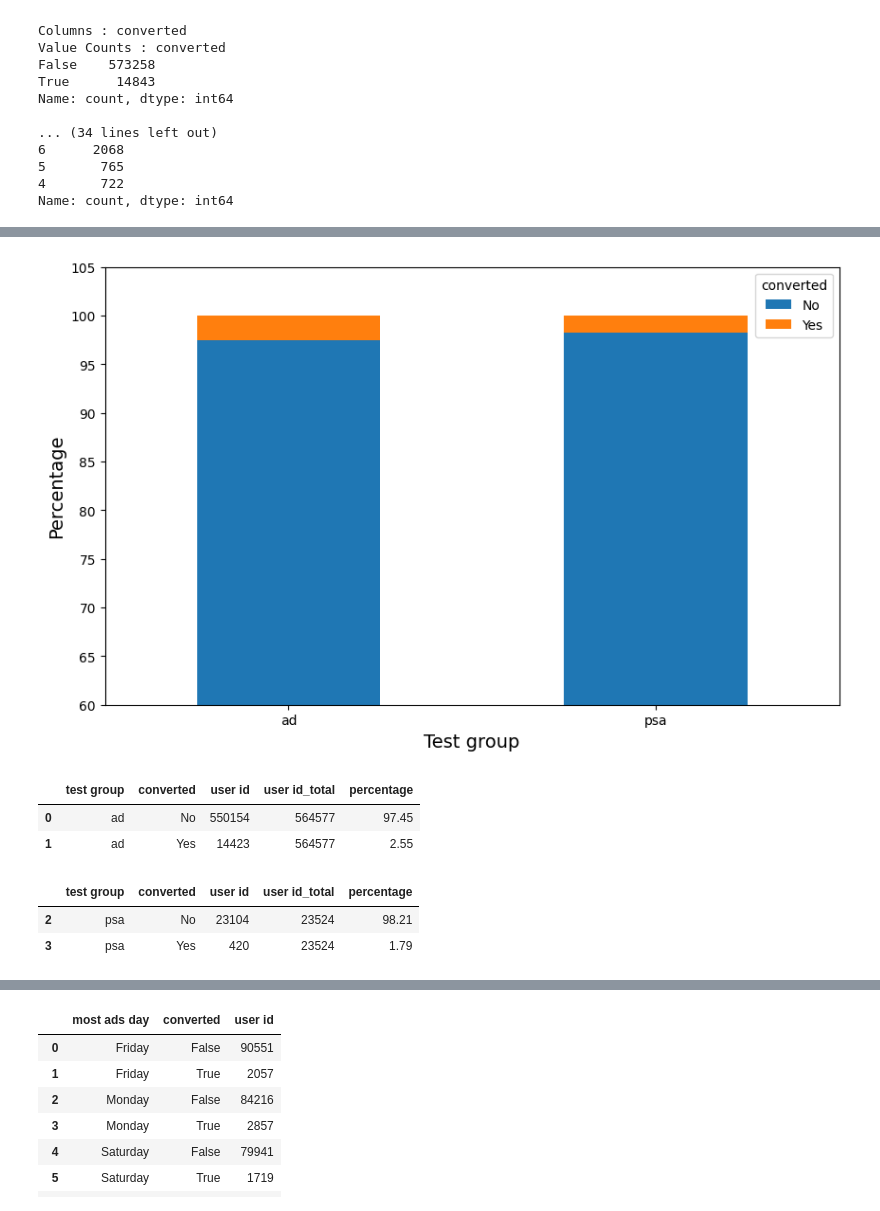
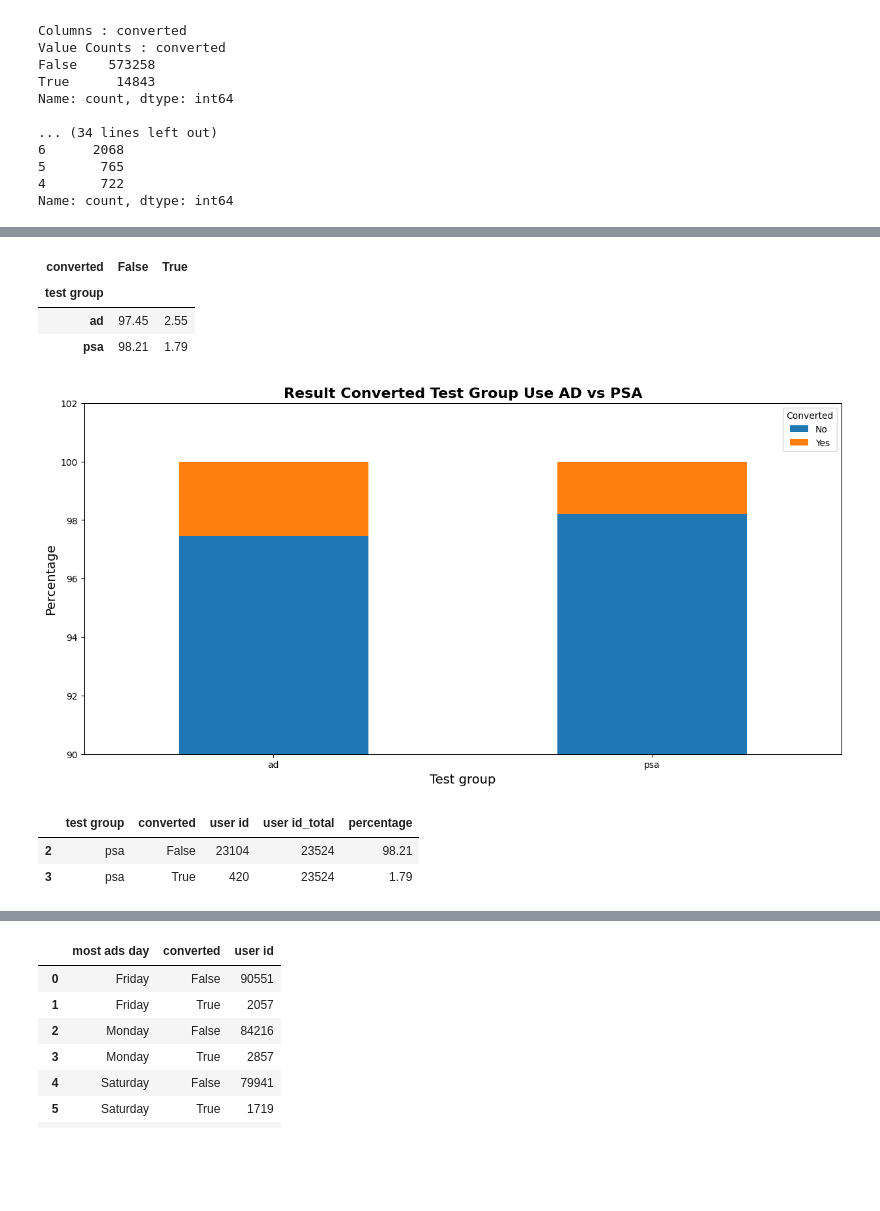
Before and after one commit to AmmarBaasir19/Portfolio, a Jupyter notebook: AB Testing/AB_Testing.ipynb, the cells around one changed output, grey strips where cells are left out. Saved outputs shown, nothing was run; the diff lists cells and outputs as text; code cells hidden in the pictures; blank space fills up the shorter version.

```diff
--- a/AB Testing/AB_Testing.ipynb
+++ b/AB Testing/AB_Testing.ipynb
@@ -146,0 +176,3 @@ df_test_stack
+# %%
+df_tot_user = df_uni.groupby('test group')['user id'].count().reset_index()
+df_tot_user
@@ -146,0 +183,3 @@ df_test_stack
+# %%
+df_uni_group1 = df_uni_group.merge(df_tot_user, on='test group', suffixes=('', '_total'))
+df_uni_group1
@@ -146,0 +192,3 @@ df_test_stack
+# %%
+df_uni_group1['percentage'] = round(((df_uni_group1['user id']/df_uni_group1['user id_total']) * 100), 2)
+df_uni_group1
@@ -147,25 +201,29 @@ df_test_stack
+# %%
+df_uni_stacked = df_uni_group1.pivot_table(index='test group', columns='converted', values='percentage')
+df_uni_stacked
+# %% [output]
+| converted | False | True |
+| test group |  |  |
+| ad | 97.45 | 2.55 |
+| psa | 98.21 | 1.79 |
 # %%
-df_test_stack.plot(kind='bar', stacked=True, figsize=(10, 6))
+df_uni_stacked.plot(kind='bar', stacked=True, figsize=(15, 7))
 
 plt.xlabel('Test group', fontsize=14)
 plt.ylabel('Percentage', fontsize=14)
-plt.ylim(60, 105)
+plt.ylim(90, 102)
 
+label = ['No', 'Yes']
+plt.legend(loc='upper right', title='Converted', labels=label)
+plt.title('Result Converted Test Group Use AD vs PSA', fontsize=16, fontweight='bold')
 plt.xticks(rotation=0)
 plt.show()
 # %% [output]
-[figure, old version]
+[figure, new version]
-# %%
-df_test_ad = df_test_group[df_test_group['test group'] == 'ad']
-df_test_ad
-# %% [output]
-|  | test group | converted | user id | user id_total | percentage |
-| 0 | ad | No | 550154 | 564577 | 97.45 |
-| 1 | ad | Yes | 14423 | 564577 | 2.55 |
 # %%
-df_test_psa = df_test_group[df_test_group['test group'] == 'psa']
-df_test_psa
+df_uni_psa = df_uni_group1[df_uni_group1['test group'] == 'psa']
+df_uni_psa
 # %% [output]
 |  | test group | converted | user id | user id_total | percentage |
-| 2 | psa | No | 23104 | 23524 | 98.21 |
-| 3 | psa | Yes | 420 | 23524 | 1.79 |
+| 2 | psa | False | 23104 | 23524 | 98.21 |
+| 3 | psa | True | 420 | 23524 | 1.79 |
```
Also changed, not shown: parts of 64 cells of this notebook.
